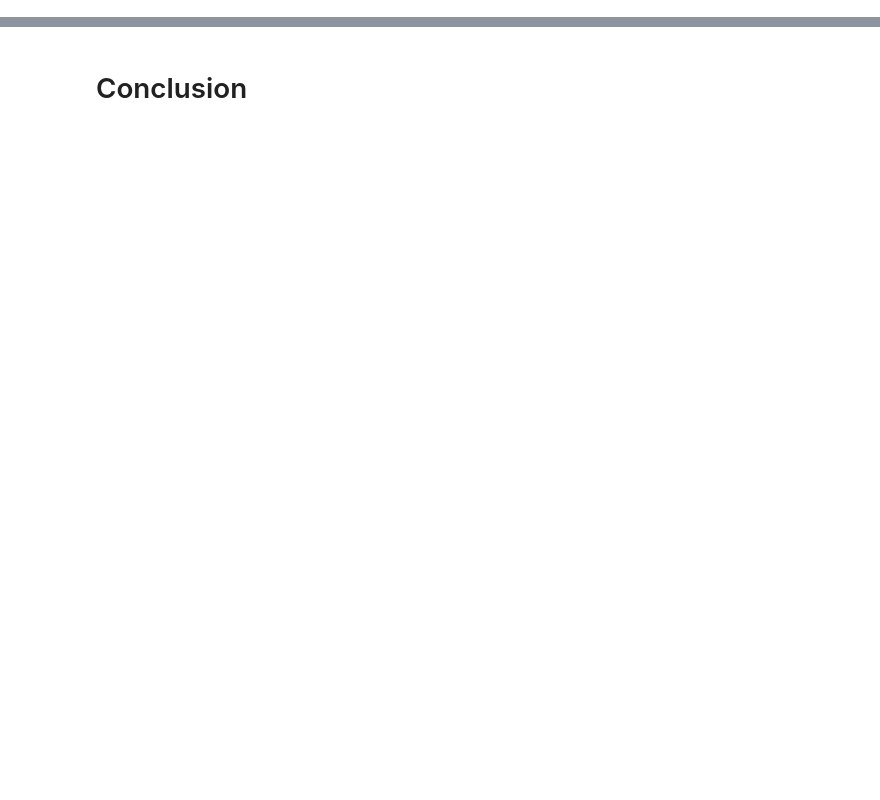
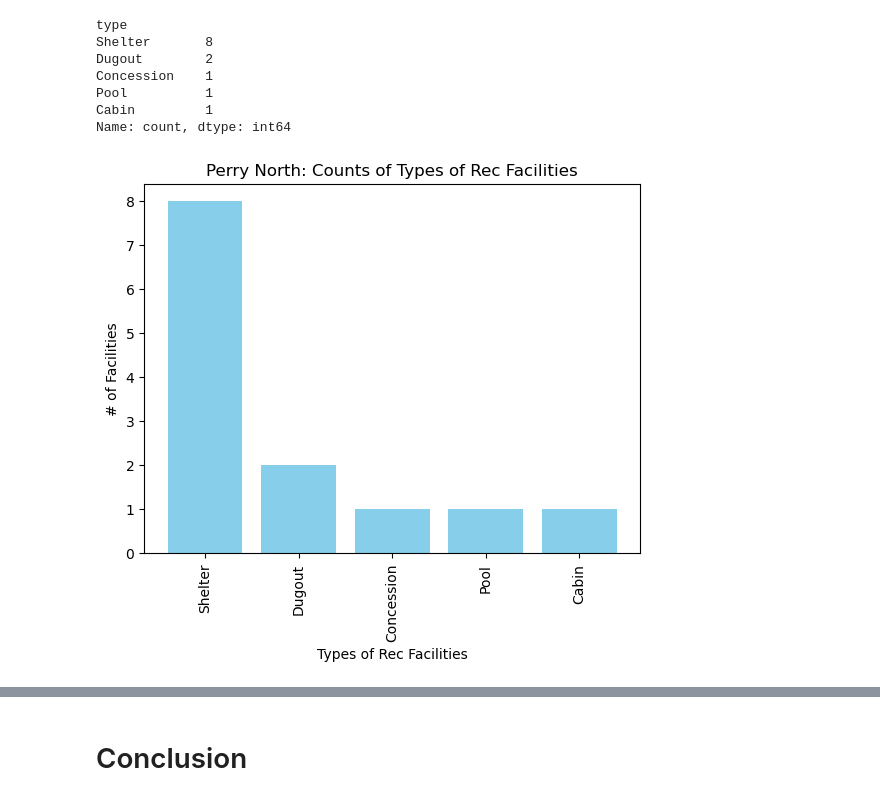
Before and after one commit to winterqt/cmpinf-0010-final-public, a Jupyter notebook: MED255notebook.ipynb, the cells around one changed output, grey strips where cells are left out. Cells and saved outputs as stored; diff of their text form; code cells hidden in the pictures; blank space fills up the shorter version.

```diff
--- a/MED255notebook.ipynb
+++ b/MED255notebook.ipynb
@@ -109,0 +164,30 @@ grouped_rec_related.loc[:,["type"]] # ERROR, not accurately counting hhow many f
+# %%
+# third is Perry North
+
+# isolate Perry North rec-facility data using query mask
+qm_pyn = rec_related_df['neighborhood'].str.contains("Perry North", regex = False)
+pyn_df = rec_related_df[qm_pyn]
+
+# count each type of facility
+pyn_type_counts = pyn_df['type'].value_counts()
+
+# display counts of each type
+print(pyn_type_counts.head(10))
+
+# plot different types
+pyn_type_counts.plot(kind = 'bar', color = 'skyblue', width = 0.8)
+plt.xlabel('Types of Rec Facilities')
+plt.ylabel('# of Facilities')
+plt.title('Perry North: Counts of Types of Rec Facilities')
+
+# display plot
+plt.show()
+# %% [output]
+type
+Shelter       8
+Dugout        2
+Concession    1
+Pool          1
+Cabin         1
+Name: count, dtype: int64
+[figure, added]
```
Also changed, not shown: parts of 8 cells of this notebook.
